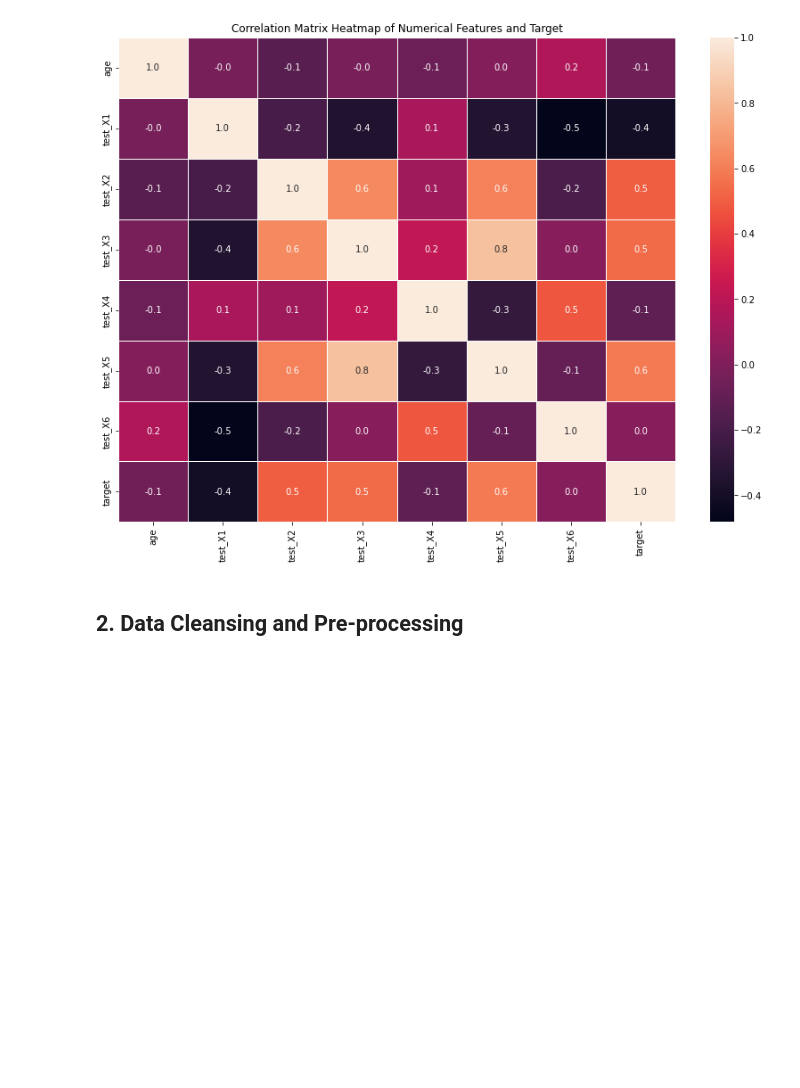
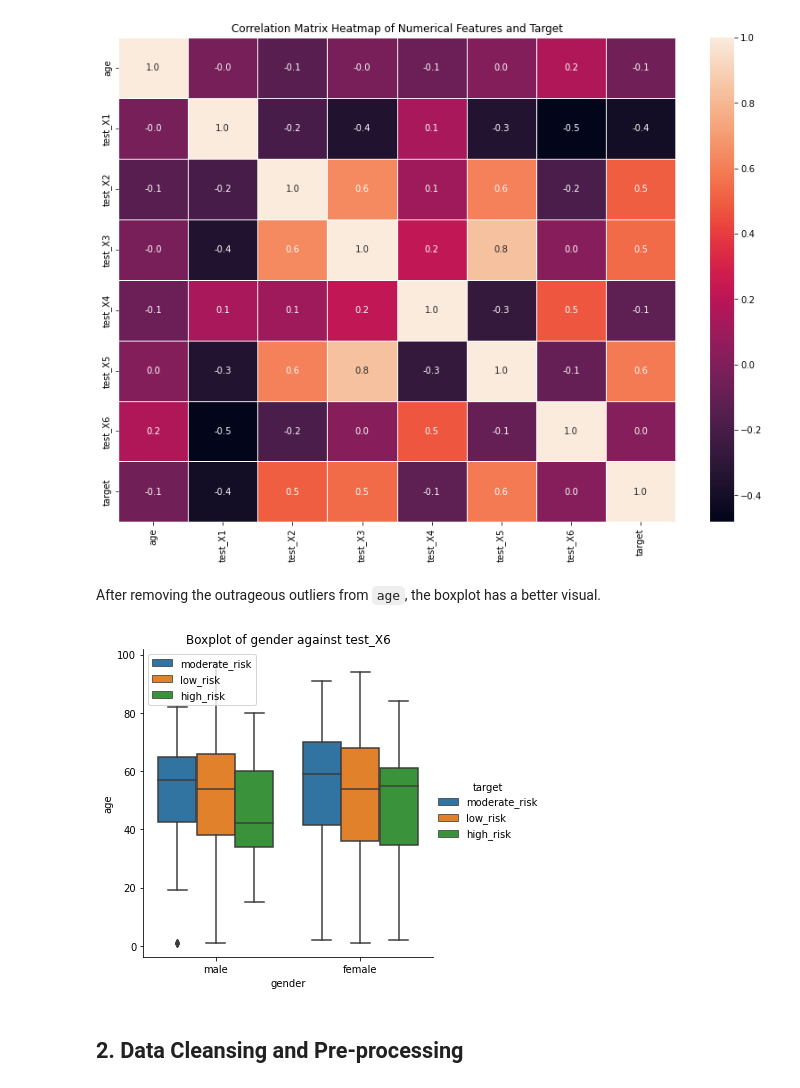
Before and after one commit to AnnoyingShpee/Healthcare-Data-Mining, a Jupyter notebook: CW2.ipynb, the cells around one changed output. Drawn from its saved outputs; the diff is of its cells as text; code cells hidden in the pictures; blank space fills up the shorter version.

```diff
--- a/CW2.ipynb
+++ b/CW2.ipynb
@@ -340,6 +346,18 @@ plt.savefig(data_folder + "num_and_target_corr_mat_heatmap_no_age_outlier.jpg")
 plt.show()
 # %% [output]
 [figure]
+# %% [markdown]
+After removing the outrageous outliers from `age`, the boxplot has a better visual.
+# %%
+sns.catplot(x="gender", y="age", hue="target",  kind="box", data=temp)
+#include a legend
+plt.legend()
+#include a dynamic title
+plt.title("Boxplot of " + cat + " against " + num)
+#Save the plot to the working directory
+plt.savefig(data_folder + 'gender_vs_age_no_outlier.jpg')
+# %% [output]
+[figure, added]
 # %% [markdown]
 ## 2. Data Cleansing and Pre-processing
 # %% [markdown]
```
Also changed, not shown: parts of 35 cells of this notebook.
